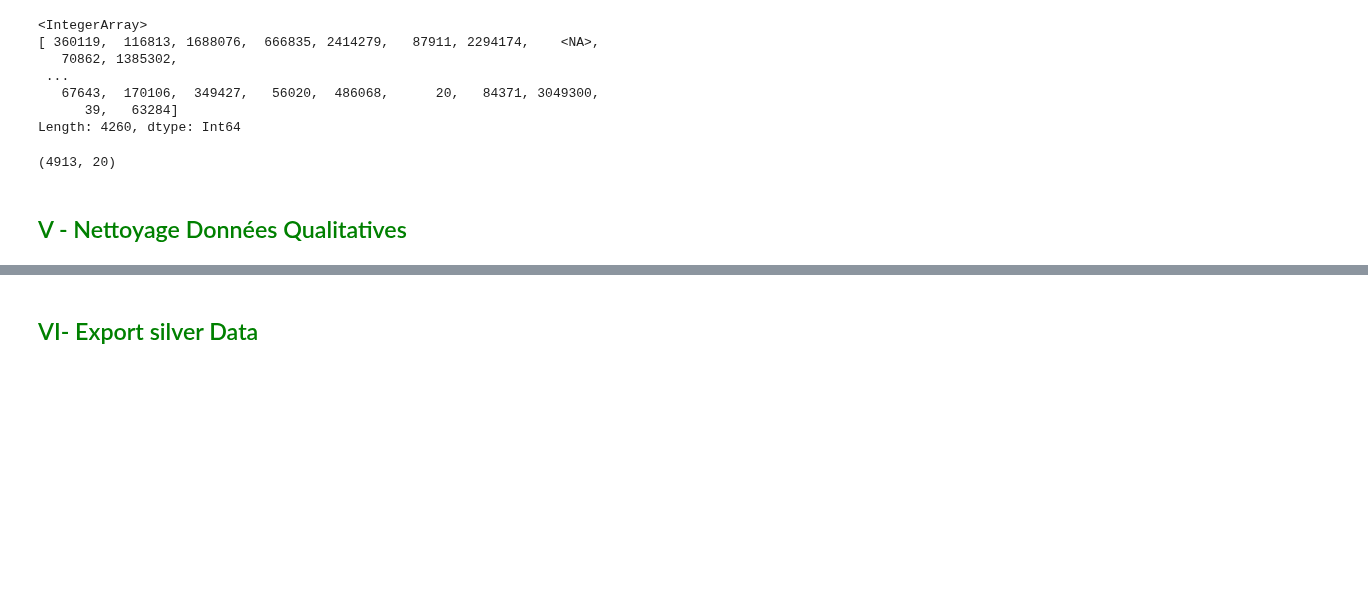
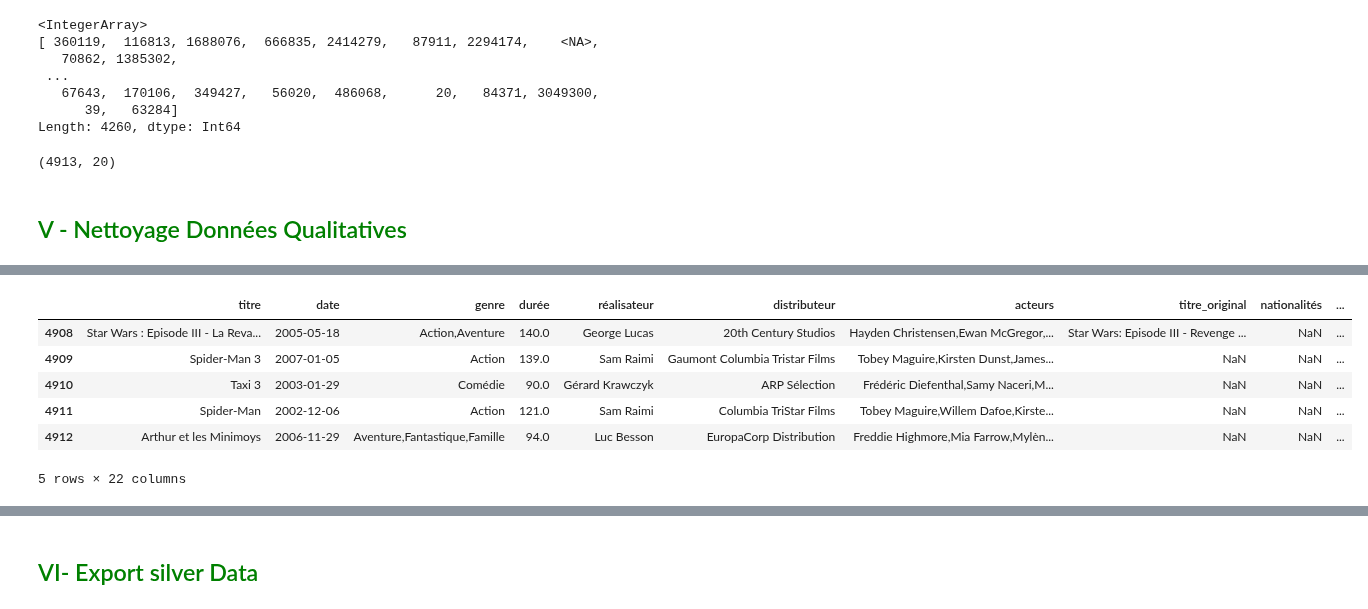
Before and after one commit to RolaMmss/prevoir_la_popularite_d_un_film, a Jupyter notebook: machine_learning/nettoyage_2.ipynb, the cells around one changed output, grey strips where cells are left out. Cells and saved outputs as stored; diff of their text form; code cells hidden in the pictures; blank space fills up the shorter version.

```diff
--- a/machine_learning/nettoyage_2.ipynb
+++ b/machine_learning/nettoyage_2.ipynb
@@ -197,0 +218,16 @@ data_propre.shape
+# %%
+# Extract the number of awards and nominations using regular expressions
+data_propre['awards'] = data_propre['recompenses'].apply(lambda x: int(re.search(r'(\d+) prix', str(x)).group(1)) if re.search(r'(\d+) prix', str(x)) else 0)
+data_propre['nominations'] = data_propre['recompenses'].apply(lambda x: int(re.search(r'(\d+) nominations', str(x)).group(1)) if re.search(r'(\d+) nominations', str(x)) else 0)
+
+# Drop the 'recompenses' column if no longer needed
+# %%
+data_propre.tail()
+# %% [output]
+|  | titre | date | genre | durée | réalisateur | distributeur | acteurs | titre_original | nationalités | ... |
+| 4908 | Star Wars : Episode III - La Reva... | 2005-05-18 | Action,Aventure | 140.0 | George Lucas | 20th Century Studios | Hayden Christensen,Ewan McGregor,... | Star Wars: Episode III - Revenge ... | NaN | ... |
+| 4909 | Spider-Man 3 | 2007-01-05 | Action | 139.0 | Sam Raimi | Gaumont Columbia Tristar Films | Tobey Maguire,Kirsten Dunst,James... | NaN | NaN | ... |
+| 4910 | Taxi 3 | 2003-01-29 | Comédie | 90.0 | Gérard Krawczyk | ARP Sélection | Frédéric Diefenthal,Samy Naceri,M... | NaN | NaN | ... |
+| 4911 | Spider-Man | 2002-12-06 | Action | 121.0 | Sam Raimi | Columbia TriStar Films | Tobey Maguire,Willem Dafoe,Kirste... | NaN | NaN | ... |
+| 4912 | Arthur et les Minimoys | 2006-11-29 | Aventure,Fantastique,Famille | 94.0 | Luc Besson | EuropaCorp Distribution | Freddie Highmore,Mia Farrow,Mylèn... | NaN | NaN | ... |
+5 rows × 22 columns
```
Also changed, not shown: parts of 7 cells of this notebook, 1 other file.
